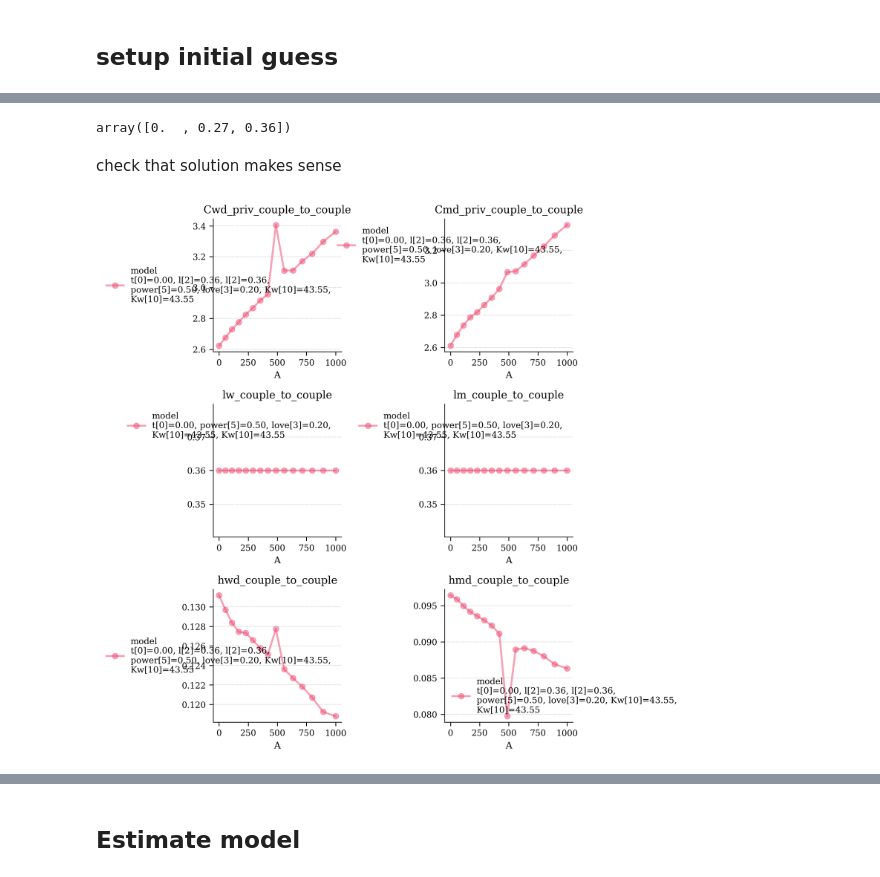
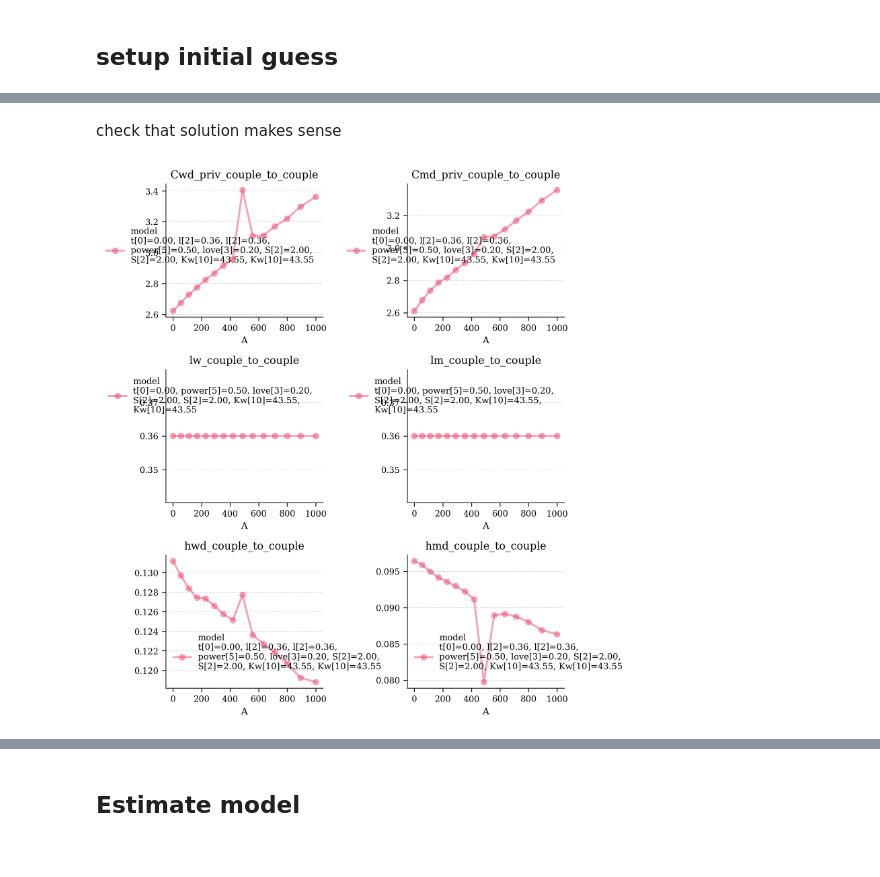
Before and after one commit to ThomasHJorgensen/FastBargaining, a Jupyter notebook: Application/02. Calibrate model.ipynb, the cells around one changed output, grey strips where cells are left out. Cells and saved outputs as stored; diff of their text form; code cells hidden in the pictures.

```diff
--- a/Application/02. Calibrate model.ipynb
+++ b/Application/02. Calibrate model.ipynb
@@ -34,6 +34,7 @@ settings = {
        'num_K': 12,
        'num_power': 11,
        'num_love': 6,
+       'num_S': 5,
 
        'max_A': 1_000,
        'max_A_pd': 1_000,
@@ -64,6 +65,9 @@ settings = {
        'gamma2': 0.00,
        'gamma2_mult': 1.0,
 
+       'sigma_mu': 0.1,
+       'sigma_mu_mult': 1.0,
+
        'p_meet': 0.0,
 
        'threads':threads,
@@ -292,22 +298,18 @@ Objective function value: 2279.0525 (penalty: 0.0000, 980.0000)
 -------------------------------------
-# %%
-model.par.grid_l
-# %% [output]
-array([0.  , 0.27, 0.36])
 # %% [markdown]
 check that solution makes sense
 # %%
 from plots import *
 
 grid = 'grid_A'
-idx = {'t': 0, 'il':2, 'iK': 10, 'iP': 5, 'iL': 3, 'iA': 10, 'iA_pd': 10}
+idx = {'t': 0, 'il':2, 'iS': 2, 'iK': 10, 'iP': 5, 'iL': 3, 'iA': 10, 'iA_pd': 10}
 
 mp = model_plotter(model, model_name='model', titles=['variable'], labels=['model', 'index'])
 fig, ax = fm.create_figure(3,2,6)
 mp.plot_gender_couple_choices(ax, grid=grid, index=idx, alpha=0.5)
 fig.tight_layout()
 # %% [output]
-[figure, old version]
+[figure, new version]
 # %%
 fig, ax = fm.create_figure(4,2,8)
 mp.plot_sim_male(ax, alpha=0.5)
```
Also changed, not shown: parts of 4 cells of this notebook, 6 other files.
